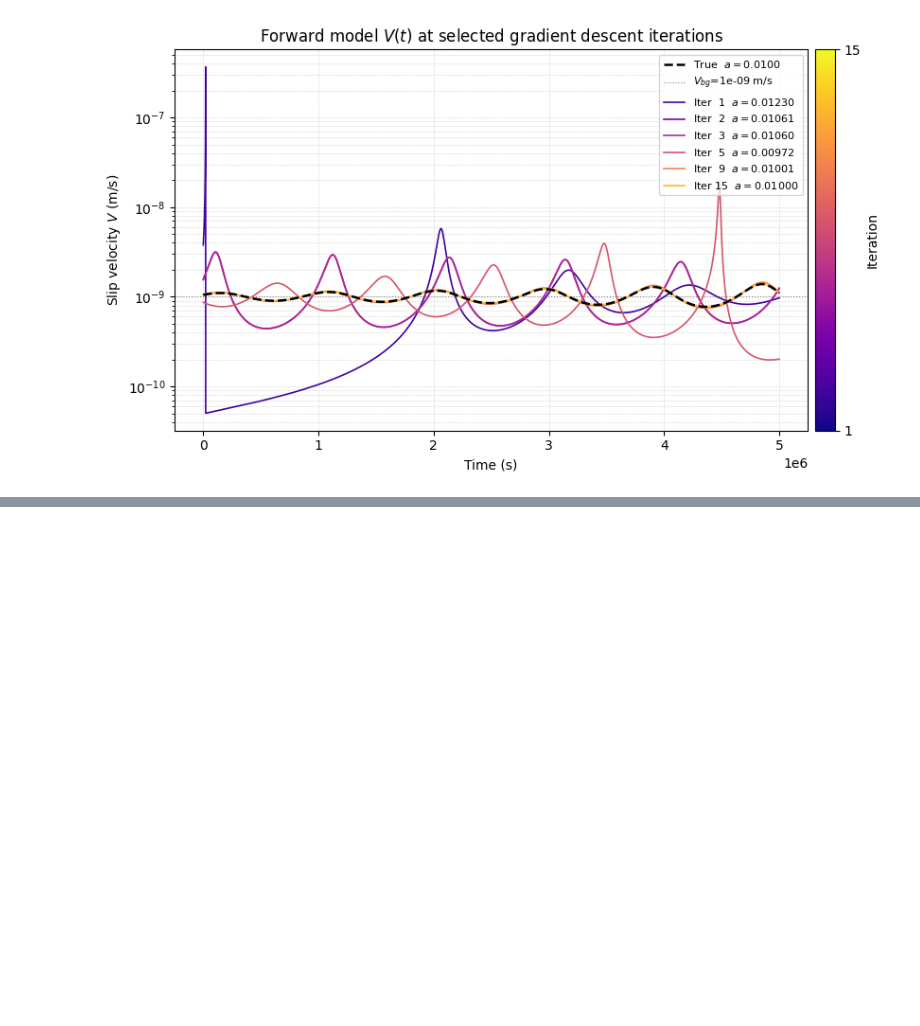
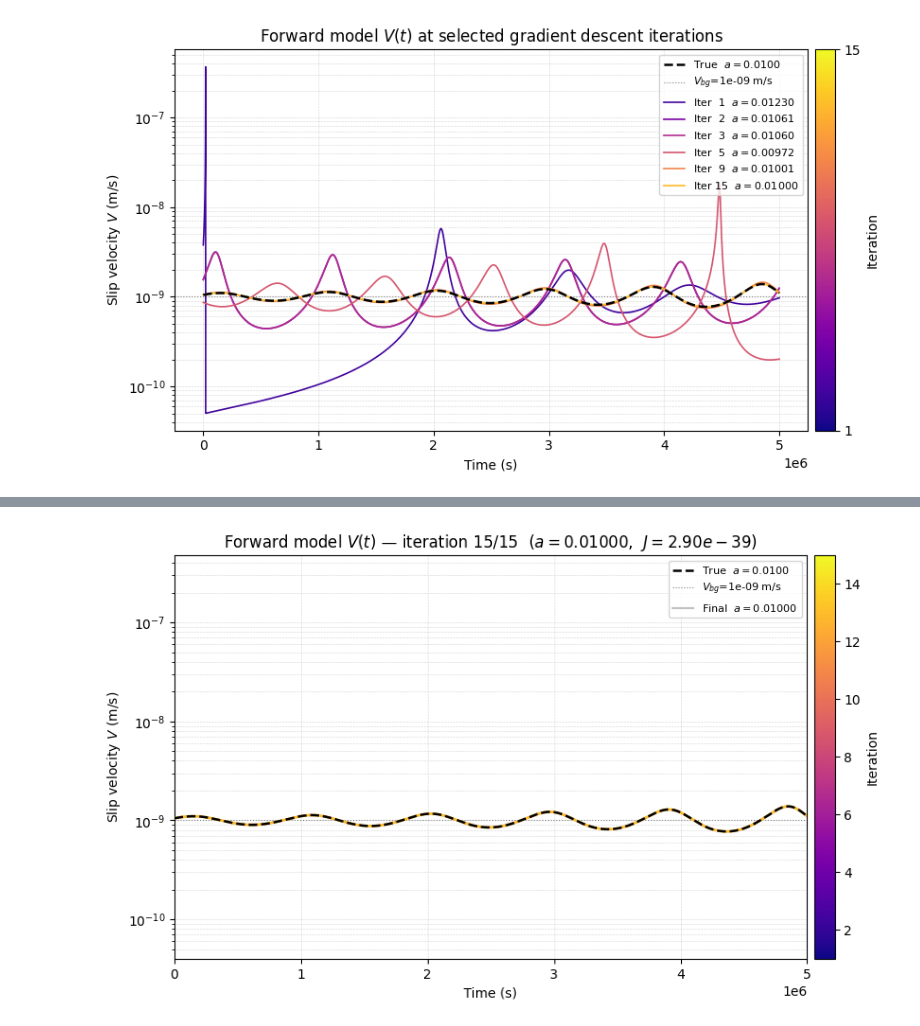
Before and after one commit to ericeberg3/spring-slider-adjoint, a Jupyter notebook: adjoint_springslider.ipynb, the cells around one changed output, grey strips where cells are left out. Drawn from its saved outputs; the diff is of its cells as text; code cells hidden in the pictures; blank space fills up the shorter version.

Commit message:
Added animation to show progression of gradient descent

```diff
--- a/adjoint_springslider.ipynb
+++ b/adjoint_springslider.ipynb
@@ -802,3 +802,74 @@ plt.tight_layout()
 plt.show()
 # %% [output]
 [figure]
+# %%
+# ------------------------------------------------------------------
+# Plot 5 (animated): cycle through each gradient descent iteration,
+# with the final iteration always overlaid for reference.
+# ------------------------------------------------------------------
+from matplotlib.animation import FuncAnimation
+from IPython.display import HTML
+
+fig_anim, ax_anim = plt.subplots(figsize=(9, 5))
+
+# Static reference lines (drawn once)
+ax_anim.semilogy(fwd['t'], V_obs, 'k--', lw=1.8,
+                 label=f'True  $a={a_true_val:.4f}$', zorder=5)
+ax_anim.axhline(V_bg, color='gray', ls=':', lw=0.8,
+                label=f'$V_{{bg}}$={V_bg:.0e} m/s')
+
+# Final iteration — always shown as a thin grey background trace
+line_final, = ax_anim.semilogy(fwd['t'], V_hist[-1], color='silver', lw=1.5,
+                                ls='-', label=f'Final  $a={a_hist[n_iter]:.5f}$', zorder=2)
+
+# Current-iteration line (updated each frame)
+cmap_anim = plt.cm.plasma
+line_curr, = ax_anim.semilogy([], [], lw=2.0, zorder=4)
+
+# Colorbar for iteration index
+sm = plt.cm.ScalarMappable(cmap=cmap_anim,
+     norm=plt.Normalize(vmin=1, vmax=n_iter))
+sm.set_array([])
+cbar_anim = fig_anim.colorbar(sm, ax=ax_anim, pad=0.01)
+cbar_anim.set_label('Iteration')
+
+ax_anim.set_xlabel('Time (s)')
+ax_anim.set_ylabel('Slip velocity $V$ (m/s)')
+ax_anim.grid(True, ls=':', lw=0.4, which='both')
+
+# Fix y-limits across all iterations so the axes don't jump
+all_V = np.concatenate(V_hist + [V_obs])
+ax_anim.set_ylim(all_V[all_V > 0].min() * 0.8, all_V.max() * 1.3)
+ax_anim.set_xlim(fwd['t'][0], fwd['t'][-1])
+
+leg = ax_anim.legend(fontsize=8, loc='upper right')
+
+title_obj = ax_anim.set_title('')
+
+def _init():
+    line_curr.set_data([], [])
+    return line_curr, title_obj
+
+def _update(frame):
+    idx   = frame                  # 0-based iteration index
+    color = cmap_anim((idx) / max(n_iter - 1, 1) * 0.75 + 0.1)
+    line_curr.set_data(fwd['t'], V_hist[idx])
+    line_curr.set_color(color)
+    title_obj.set_text(
+        f'Forward model $V(t)$ — iteration {idx+1}/{n_iter}  '
+        f'($a={a_hist[idx]:.5f}$,  $J={J_hist[idx]:.2e}$)'
+    )
+    return line_curr, title_obj
+
+anim = FuncAnimation(
+    fig_anim, _update,
+    frames=n_iter,
+    init_func=_init,
+    interval=600,    # ms per frame
+    blit=True,
+    repeat=True,
+)
+
+plt.tight_layout()
+HTML(anim.to_jshtml())
+# %% [output]
@@ -804,0 +877 @@ plt.show()
+[figure, added]
```
Also changed, not shown: parts of 1 cell of this notebook.
